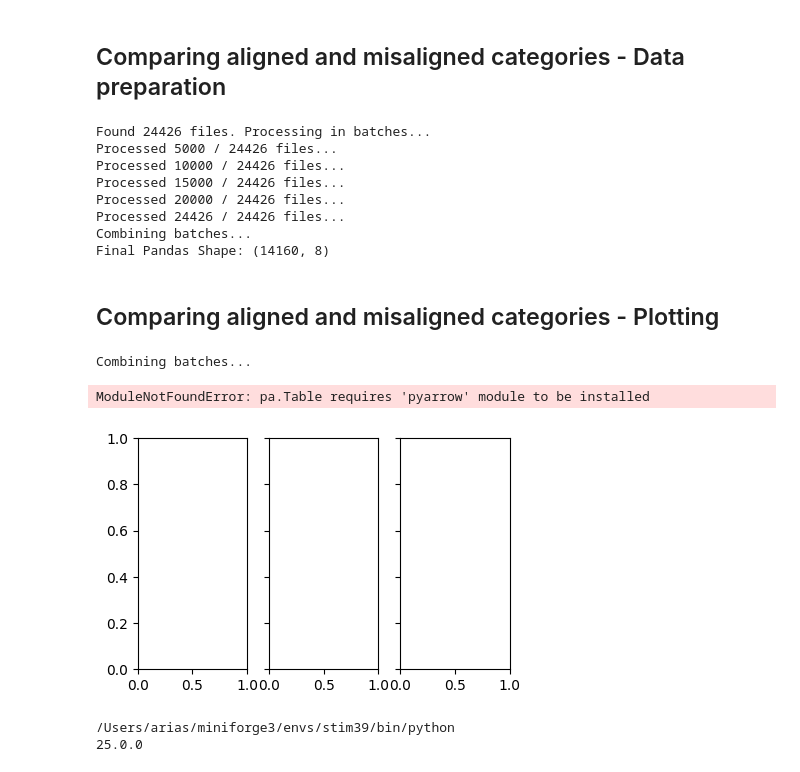
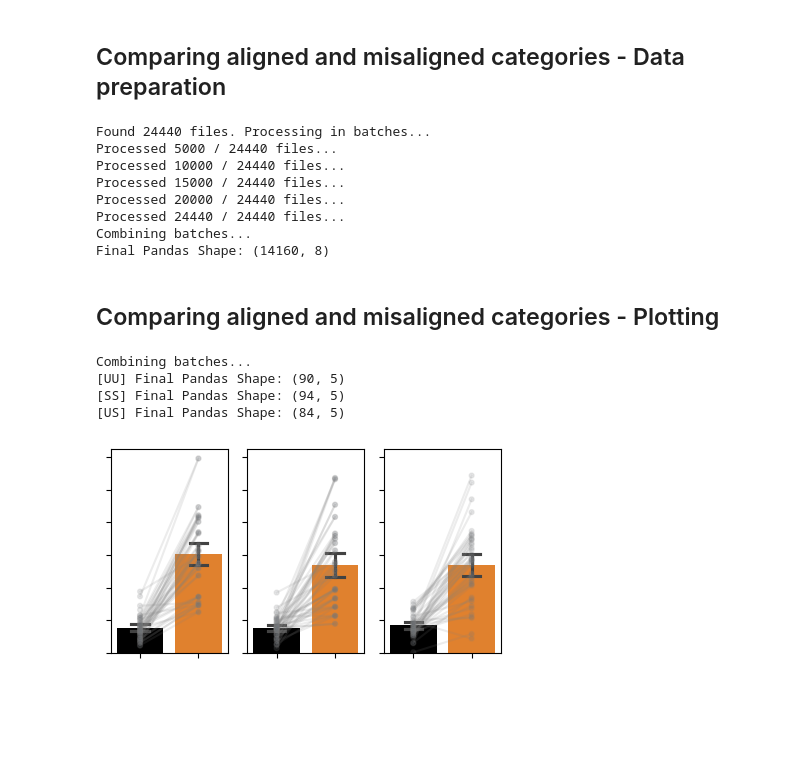
Before and after one commit to Pablo-Arias/ducksoup_methods_paper, a Jupyter notebook: HR_analysis/Run_in_HPC/hr.ipynb, the cells around one changed output. Saved outputs shown, nothing was run; the diff lists cells and outputs as text; code cells hidden in the pictures; blank space fills up the shorter version.

```diff
--- a/HR_analysis/Run_in_HPC/hr.ipynb
+++ b/HR_analysis/Run_in_HPC/hr.ipynb
@@ -535,27 +253,19 @@ Number of files  in this analysis: 12797
 # %%
 holistic= True
 if holistic:
-    #data_folder = "old_sync_script_June2026_synchrony_for_each_ppg_method_repetition_2_lag_20_overlap_1_wl_100"
-    #data_folder = "synchrony_new_parallel_for_each_ppg_method_repetition_2_lag_20_overlap_1_wl_100_fill_limit20"
-    #data_folder = "synchrony_new_parallel_for_each_ppg_method_repetition_2_lag_20_overlap_1_wl_100_fill_limit20"
     data_folder = "filtered_data_synchrony_new_parallel_PREPRO_repetition_2_lag_20_overlap_1_wl_45_fill_limit30"
-    #data_folder = "filtered_data_synchrony_new_parallel_PREPRO_repetition_2_lag_20_overlap_1_wl_80_fill_limit30"
 
     methods_to_keep = ["cupy_POS_holistic_median"
           ,"cupy_CHROM_holistic_median"
           ,"cpu_LGI_holistic_median"
           ,"cpu_SSR_holistic_median"
           ,"cpu_OMIT_holistic_median"
-          ,"cpu_LGI_holistic_median"
-          ,"cupy_POS_holistic_median"
-          , "cpu_OMIT_holistic_median"
           , "cpu_PCA_holistic_median"
           ,"cpu_ICA_holistic_median"
           ,"cpu_PBV_holistic_median"
     ]
 else:
-    #data_folder = "filtered_data_clustering_synchrony_new_parallel_PREPRO_repetition_2_lag_20_overlap_1_wl_45_fill_limit30"
-    data_folder = "filtered_data_clustering_synchrony_new_parallel_PREPRO_repetition_2_lag_20_overlap_1_wl_80_fill_limit30"
+    data_folder = "filtered_data_synchrony_new_parallel_PREPRO_repetition_2_lag_20_overlap_1_wl_45_fill_limit30"
     methods_to_keep = ["cupy_POS_patches_clustering"
           ,"cupy_CHROM_patches_clustering"
           ,"cpu_LGI_patches_clustering"
@@ -583,12 +293,12 @@ import seaborn as sns
 import matplotlib.pyplot as plt
 import glob
 
-file_list = glob.glob(f"data/{data_folder}/*df_lags.csv")
+file_list = glob.glob(f"../../data/hr/{data_folder}/*df_lags.csv")
 
 print(f"Found {len(file_list)} files. Processing in batches...")
 
 agg_dfs = []
-batch_size = 5000 # Adjust this up or down depending on your RAM/Speed sweet spot
+batch_size = 4000 # Adjust this up or down depending on your RAM/Speed sweet spot
 
 # 1. Process files in fast, multi-threaded batches to optimise RAM
 for i in range(0, len(file_list), batch_size):
@@ -680,7 +392,7 @@ import seaborn as sns
 import matplotlib.pyplot as plt
 import glob
 
-file_list = glob.glob(f"data/{data_folder}/*df_lags.csv")
+file_list = glob.glob(f"../../data/hr/{data_folder}/*df_lags.csv")
 
 print(f"Found {len(file_list)} files. Processing in batches...")
 
@@ -850,7 +562,7 @@ import seaborn as sns
 import matplotlib.pyplot as plt
 import glob
 
-file_list = glob.glob(f"data/{data_folder}/*df_lags.csv")
+file_list = glob.glob(f"../../data/hr/{data_folder}/*df_lags.csv")
 
 print(f"Found {len(file_list)} files. Processing in batches...")
 
@@ -906,12 +618,12 @@ df_analysis_pd = final_pl.to_pandas()
 
 print(f"Final Pandas Shape: {df_analysis_pd.shape}")
 # %% [output]
-Found 24426 files. Processing in batches...
-Processed 5000 / 24426 files...
-Processed 10000 / 24426 files...
-Processed 15000 / 24426 files...
-Processed 20000 / 24426 files...
-Processed 24426 / 24426 files...
+Found 24440 files. Processing in batches...
+Processed 5000 / 24440 files...
+Processed 10000 / 24440 files...
+Processed 15000 / 24440 files...
+Processed 20000 / 24440 files...
+Processed 24440 / 24440 files...
 Combining batches...
 Final Pandas Shape: (14160, 8)
 # %%
@@ -931,22 +643,21 @@ import polars as pl
 
 print("Combining batches...")
 
-# 1. Group the data first so we know how many columns we need
-grouped_data = list(merge_df.group_by(["u_cond"]))
-n_plots = 3
+# 1. Group the data and filter out the unwanted condition immediately
+grouped_data = [g for g in merge_df.group_by(["u_cond"]) if g[0][0] != "SU"]
+
+# Dynamically set n_plots based on remaining groups
+n_plots = len(grouped_data)
 
 # 2. Create the shared figure OUTSIDE the loop
-# Adjusting width dynamically based on number of plots (1.6 inches per plot)
 fig, axes = plt.subplots(nrows=1, ncols=n_plots, figsize=(1.6 * n_plots, 3), sharey=True)
 
 # Ensure axes is iterable even if there's only 1 group
 if n_plots == 1:
     axes = [axes]
 
-# 3. Loop through the groups and the axes together
+# 3. Loop through the filtered groups
 for i, ((u_cond,), df_analysis) in enumerate(grouped_data):
-    if u_cond=="SU":
-        continue
     ax = axes[i]
 
     final_pl = (
@@ -956,6 +667,7 @@ for i, ((u_cond,), df_analysis) in enumerate(grouped_data):
         .group_by(["sid", "user_id", "real_dyad"])
         .agg(pl.col("corr_mean").max())
     )
+
 
     df_analysis_pd = final_pl.to_pandas()
     df_analysis_pd["pair_id"] = df_analysis_pd["sid"].astype(str) + "_" + df_analysis_pd["user_id"].astype(str)
@@ -1006,44 +718,37 @@ for i, ((u_cond,), df_analysis) in enumerate(grouped_data):
     )
 
     # --- Apply custom axis labels and formatting ---
     ax.set_xlabel("Real dyad")
     ax.set_title(u_cond)
 
     # Only label the Y-axis on the leftmost plot
     if i == 0:
         ax.set_ylabel("Max cross-correlation")
     else:
         ax.set_ylabel(None)
 
     ax.set_xticks([0, 1])
     ax.set_xticklabels(["False", "True"])
     ax.set_title(u_cond)
 
 # Adjust spacing between subplots
 plt.tight_layout()
 
 # Save the combined figure
 plt.savefig(f"plots/combined_correlation_plot_legend.pdf", bbox_inches='tight')
 
 # Blank out the text elements for all axes if you need the secondary save
 for ax in axes:
     ax.set(xticklabels=[], yticklabels=[], title='', xlabel=None, ylabel=None)
 
 plt.savefig(f"plots/combined_correlation_plot.pdf", bbox_inches='tight')
 plt.show()
 # %% [output]
 Combining batches...
+[UU] Final Pandas Shape: (90, 5)
+[SS] Final Pandas Shape: (94, 5)
+[US] Final Pandas Shape: (84, 5)
-ModuleNotFoundError: pa.Table requires 'pyarrow' module to be installed
-[figure, old version]
+[figure, new version]
-# %%
-import sys
-print(sys.executable)
-
-import pyarrow as pa
-print(pa.__version__)
-# %% [output]
-/Users/arias/miniforge3/envs/stim39/bin/python
-25.0.0
 # %%
 import scipy.stats as stats
 import itertools
```
Also changed, not shown: parts of 33 cells of this notebook, 17 other files.
